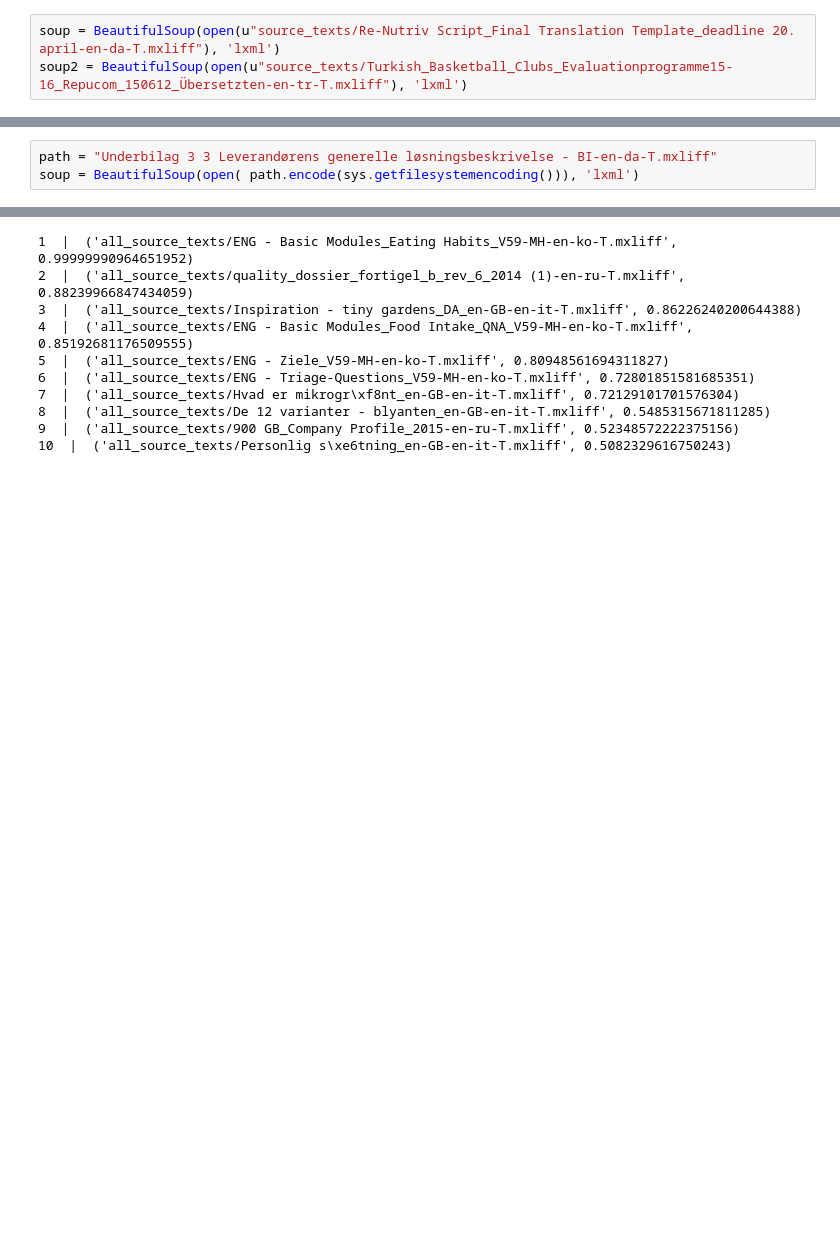
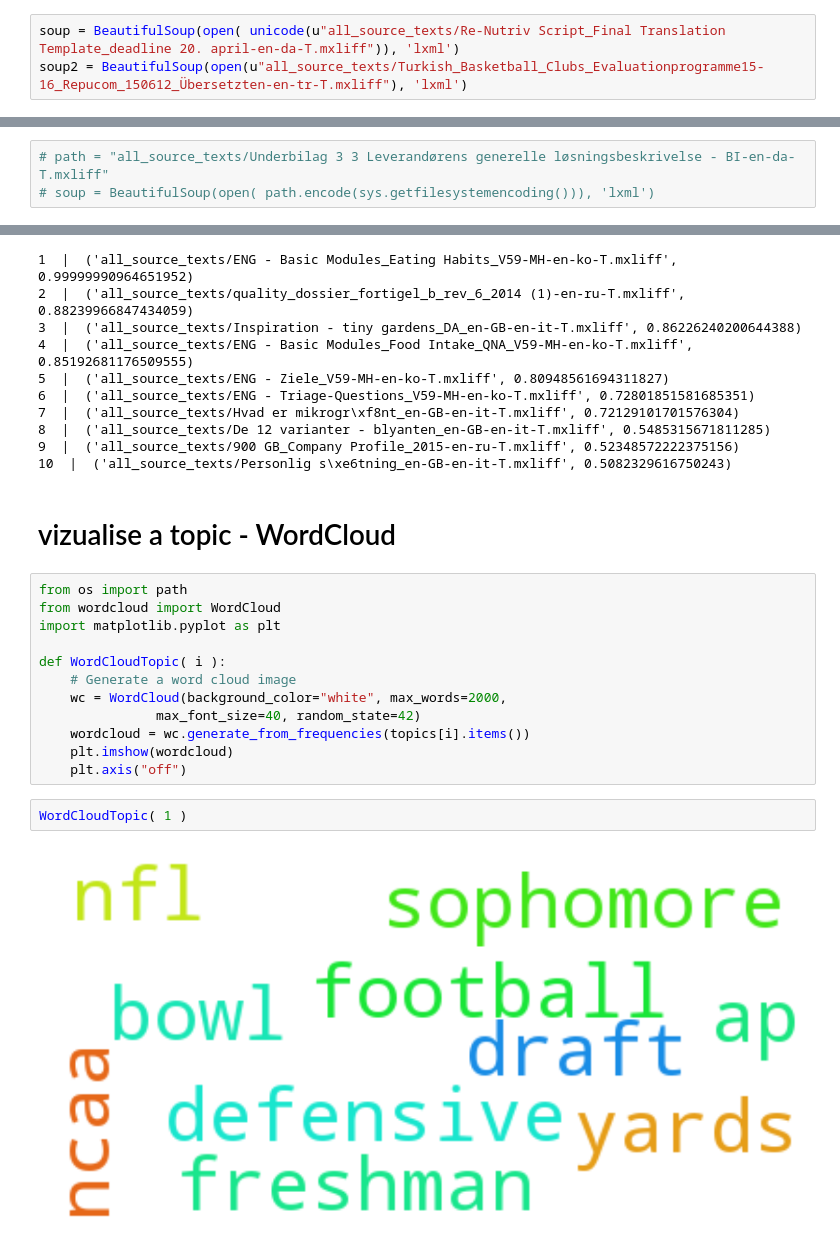
Before and after one commit to yfletberliac/Project_OpenInnovationX_Challenge, a Jupyter notebook: main.ipynb, the cells around one changed output, grey strips where cells are left out. Cells and saved outputs as stored; diff of their text form; blank space fills up the shorter version.

Commit message:
topic vizualisation: wordcloud

```diff
--- a/main.ipynb
+++ b/main.ipynb
@@ -12,5 +12,5 @@ exclude = set(string.punctuation)
 # %% [markdown]
 ### open test texts
 # %%
-soup = BeautifulSoup(open(u"source_texts/Re-Nutriv Script_Final Translation Template_deadline 20. april-en-da-T.mxliff"), 'lxml')
-soup2 = BeautifulSoup(open(u"source_texts/Turkish_Basketball_Clubs_Evaluationprogramme15-16_Repucom_150612_Übersetzten-en-tr-T.mxliff"), 'lxml')
+soup = BeautifulSoup(open( unicode(u"all_source_texts/Re-Nutriv Script_Final Translation Template_deadline 20. april-en-da-T.mxliff")), 'lxml')
+soup2 = BeautifulSoup(open(u"all_source_texts/Turkish_Basketball_Clubs_Evaluationprogramme15-16_Repucom_150612_Übersetzten-en-tr-T.mxliff"), 'lxml')
@@ -79,3 +87,3 @@ NameError: name 'strings2' is not defined
 # %%
-path = "Underbilag 3 3 Leverandørens generelle løsningsbeskrivelse - BI-en-da-T.mxliff"
-soup = BeautifulSoup(open( path.encode(sys.getfilesystemencoding())), 'lxml')
+# path = "all_source_texts/Underbilag 3 3 Leverandørens generelle løsningsbeskrivelse - BI-en-da-T.mxliff"
+# soup = BeautifulSoup(open( path.encode(sys.getfilesystemencoding())), 'lxml')
@@ -628,3 +653,21 @@ closestFile(path)
 8  |  ('all_source_texts/De 12 varianter - blyanten_en-GB-en-it-T.mxliff', 0.5485315671811285)
 9  |  ('all_source_texts/900 GB_Company Profile_2015-en-ru-T.mxliff', 0.52348572222375156)
 10  |  ('all_source_texts/Personlig s\xe6tning_en-GB-en-it-T.mxliff', 0.5082329616750243)
+# %% [markdown]
+# vizualise a topic - WordCloud
+# %%
+from os import path
+from wordcloud import WordCloud
+import matplotlib.pyplot as plt
+
+def WordCloudTopic( i ):
+    # Generate a word cloud image
+    wc = WordCloud(background_color="white", max_words=2000,
+               max_font_size=40, random_state=42)
+    wordcloud = wc.generate_from_frequencies(topics[i].items())
+    plt.imshow(wordcloud)
+    plt.axis("off")
+# %%
+WordCloudTopic( 1 )
+# %% [output]
+[figure, added]
```
Also changed, not shown: parts of 25 cells of this notebook.
